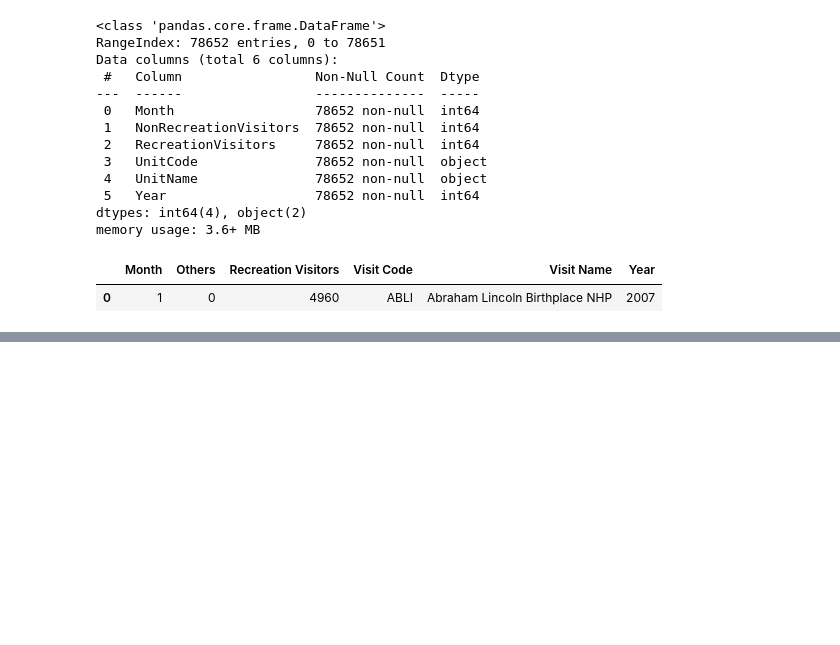
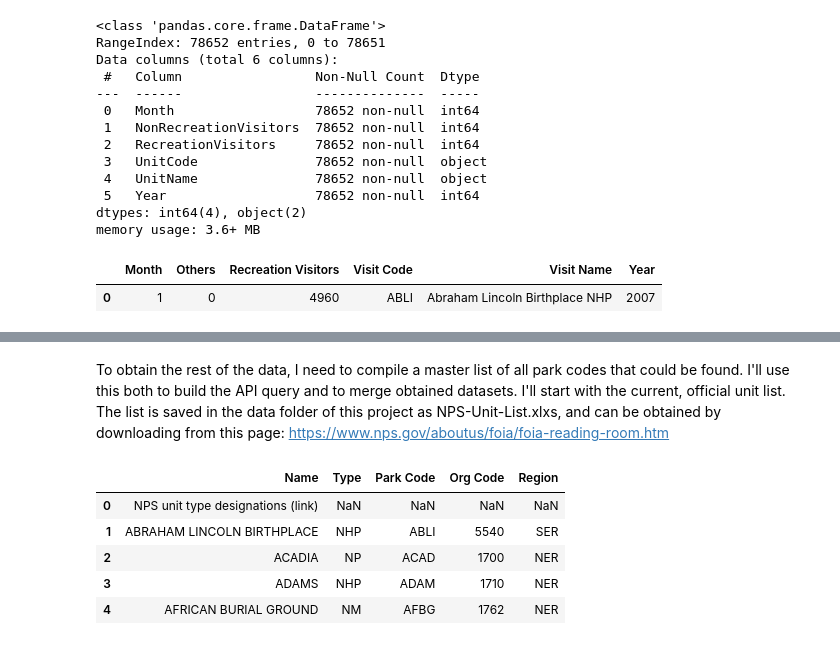
Before and after one commit to jeccalong/NPS_Mortality_Analysis, a Jupyter notebook: Notebooks/aquisitionAndCleaning.ipynb, the cells around one changed output, grey strips where cells are left out. Saved outputs shown, nothing was run; the diff lists cells and outputs as text; code cells hidden in the pictures; blank space fills up the shorter version.

```diff
--- a/Notebooks/aquisitionAndCleaning.ipynb
+++ b/Notebooks/aquisitionAndCleaning.ipynb
@@ -568,0 +680,13 @@ df_visits.to_csv("../data/NPS_visitation_data.csv", index=False)
+# %% [markdown]
+To obtain the rest of the data, I need to compile a master list of all park codes that could be found. I'll use this both to build the API query and to merge obtained datasets. I'll start with the current, official unit list. The list is saved in the data folder of this project as NPS-Unit-List.xlxs, and can be obtained by downloading from this page: https://www.nps.gov/aboutus/foia/foia-reading-room.htm
+# %%
+df_units = pd.read_excel("../data/NPS-Unit-List.xlsx")
+
+df_units.head()
+# %% [output]
+|  | Name | Type | Park Code | Org Code | Region |
+| 0 | NPS unit type designations (link) | NaN | NaN | NaN | NaN |
+| 1 | ABRAHAM LINCOLN BIRTHPLACE | NHP | ABLI | 5540 | SER |
+| 2 | ACADIA | NP | ACAD | 1700 | NER |
+| 3 | ADAMS | NHP | ADAM | 1710 | NER |
+| 4 | AFRICAN BURIAL GROUND | NM | AFBG | 1762 | NER |
```
Also changed, not shown: parts of 17 cells of this notebook, 1 other file.
